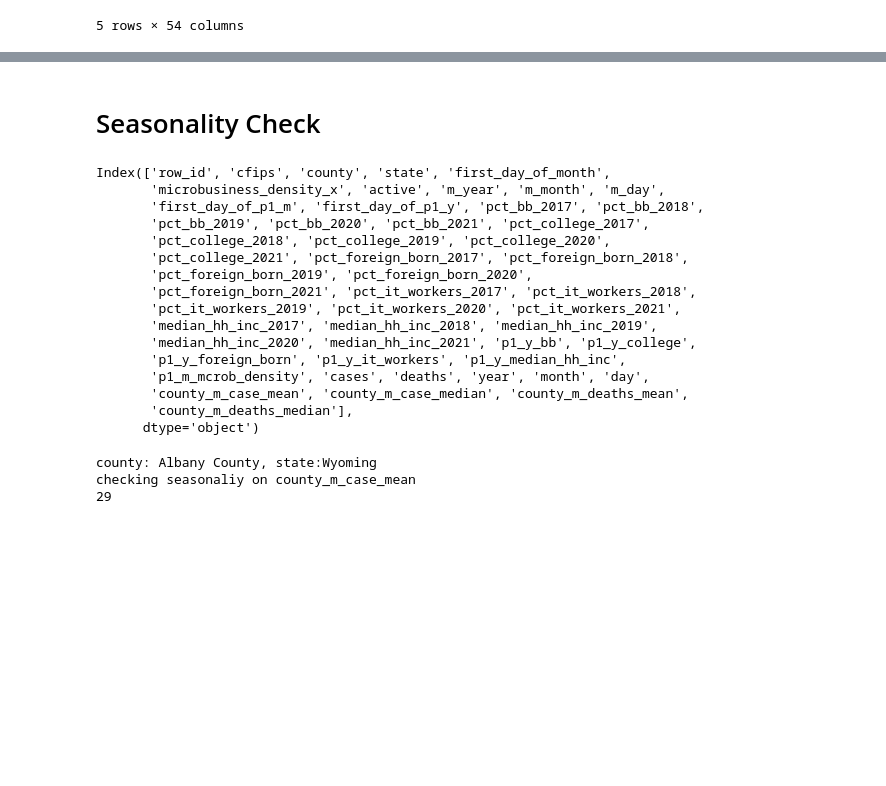
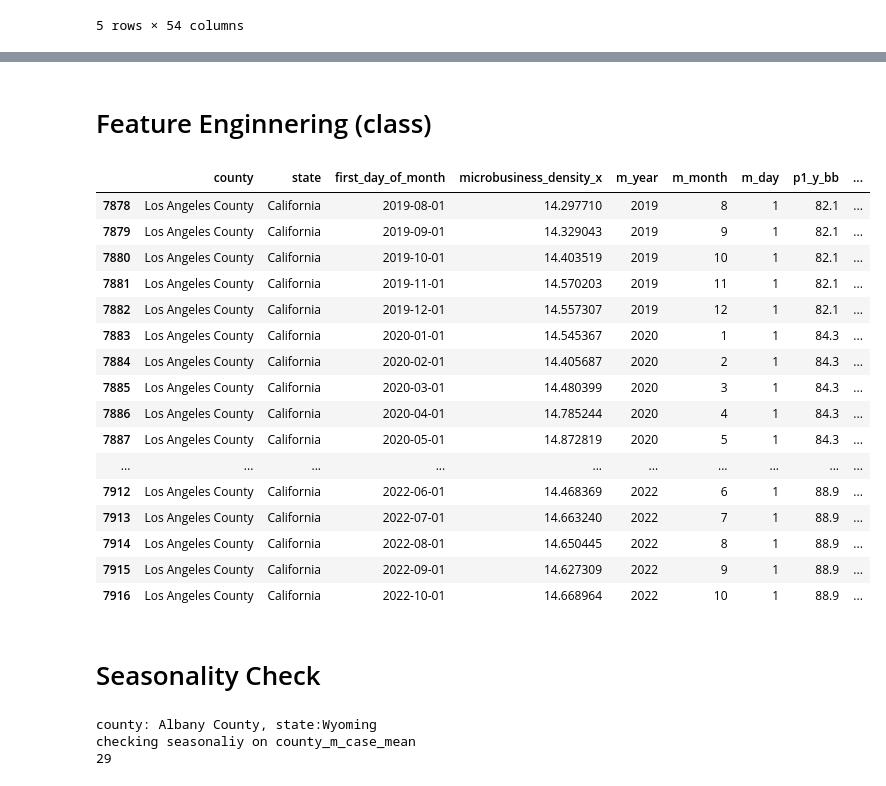
Before and after one commit to Joheun-Kang/microb, a Jupyter notebook: notebook/microb.ipynb, the cells around one changed output, grey strips where cells are left out. Drawn from its saved outputs; the diff is of its cells as text; code cells hidden in the pictures; blank space fills up the shorter version.

```diff
--- a/notebook/microb.ipynb
+++ b/notebook/microb.ipynb
@@ -433,0 +415,2 @@ re_df.head()
+# %% [markdown]
+# Feature Enginnering (class)
@@ -434,24 +465,28 @@ re_df.head()
+# %%
+df_sc = test_final_df.get_df_sc('California','Los Angeles County')
+df_sc
+# %% [output]
+|  | county | state | first_day_of_month | microbusiness_density_x | m_year | m_month | m_day | p1_y_bb | ... |
+| 7878 | Los Angeles County | California | 2019-08-01 | 14.297710 | 2019 | 8 | 1 | 82.1 | ... |
+| 7879 | Los Angeles County | California | 2019-09-01 | 14.329043 | 2019 | 9 | 1 | 82.1 | ... |
+| 7880 | Los Angeles County | California | 2019-10-01 | 14.403519 | 2019 | 10 | 1 | 82.1 | ... |
+| 7881 | Los Angeles County | California | 2019-11-01 | 14.570203 | 2019 | 11 | 1 | 82.1 | ... |
+| 7882 | Los Angeles County | California | 2019-12-01 | 14.557307 | 2019 | 12 | 1 | 82.1 | ... |
+| 7883 | Los Angeles County | California | 2020-01-01 | 14.545367 | 2020 | 1 | 1 | 84.3 | ... |
+| 7884 | Los Angeles County | California | 2020-02-01 | 14.405687 | 2020 | 2 | 1 | 84.3 | ... |
+| 7885 | Los Angeles County | California | 2020-03-01 | 14.480399 | 2020 | 3 | 1 | 84.3 | ... |
+| 7886 | Los Angeles County | California | 2020-04-01 | 14.785244 | 2020 | 4 | 1 | 84.3 | ... |
+| 7887 | Los Angeles County | California | 2020-05-01 | 14.872819 | 2020 | 5 | 1 | 84.3 | ... |
+| ... | ... | ... | ... | ... | ... | ... | ... | ... | ... |
+| 7912 | Los Angeles County | California | 2022-06-01 | 14.468369 | 2022 | 6 | 1 | 88.9 | ... |
+| 7913 | Los Angeles County | California | 2022-07-01 | 14.663240 | 2022 | 7 | 1 | 88.9 | ... |
+| 7914 | Los Angeles County | California | 2022-08-01 | 14.650445 | 2022 | 8 | 1 | 88.9 | ... |
+| 7915 | Los Angeles County | California | 2022-09-01 | 14.627309 | 2022 | 9 | 1 | 88.9 | ... |
+| 7916 | Los Angeles County | California | 2022-10-01 | 14.668964 | 2022 | 10 | 1 | 88.9 | ... |
 # %% [markdown]
 # Seasonality Check
 # %%
-re_df.columns
+#re_df.columns
-# %% [output]
-Index(['row_id', 'cfips', 'county', 'state', 'first_day_of_month',
-       'microbusiness_density_x', 'active', 'm_year', 'm_month', 'm_day',
-       'first_day_of_p1_m', 'first_day_of_p1_y', 'pct_bb_2017', 'pct_bb_2018',
-       'pct_bb_2019', 'pct_bb_2020', 'pct_bb_2021', 'pct_college_2017',
-       'pct_college_2018', 'pct_college_2019', 'pct_college_2020',
-       'pct_college_2021', 'pct_foreign_born_2017', 'pct_foreign_born_2018',
-       'pct_foreign_born_2019', 'pct_foreign_born_2020',
-       'pct_foreign_born_2021', 'pct_it_workers_2017', 'pct_it_workers_2018',
-       'pct_it_workers_2019', 'pct_it_workers_2020', 'pct_it_workers_2021',
-       'median_hh_inc_2017', 'median_hh_inc_2018', 'median_hh_inc_2019',
-       'median_hh_inc_2020', 'median_hh_inc_2021', 'p1_y_bb', 'p1_y_college',
-       'p1_y_foreign_born', 'p1_y_it_workers', 'p1_y_median_hh_inc',
-       'p1_m_mcrob_density', 'cases', 'deaths', 'year', 'month', 'day',
-       'county_m_case_mean', 'county_m_case_median', 'county_m_deaths_mean',
-       'county_m_deaths_median'],
-      dtype='object')
 # %%
 from statsmodels.tsa.seasonal import seasonal_decompose
 # %%
```
Also changed, not shown: parts of 110 cells of this notebook.
